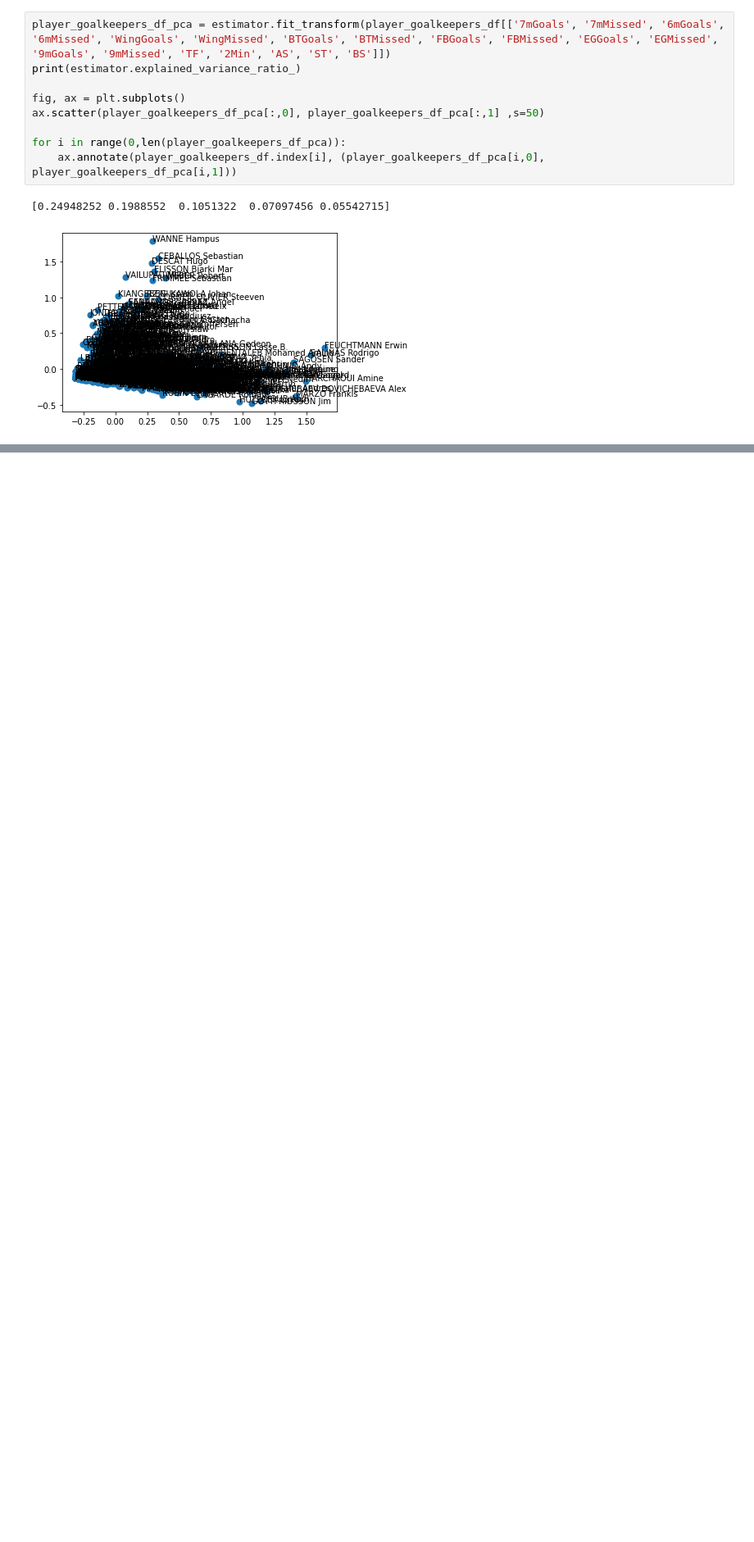
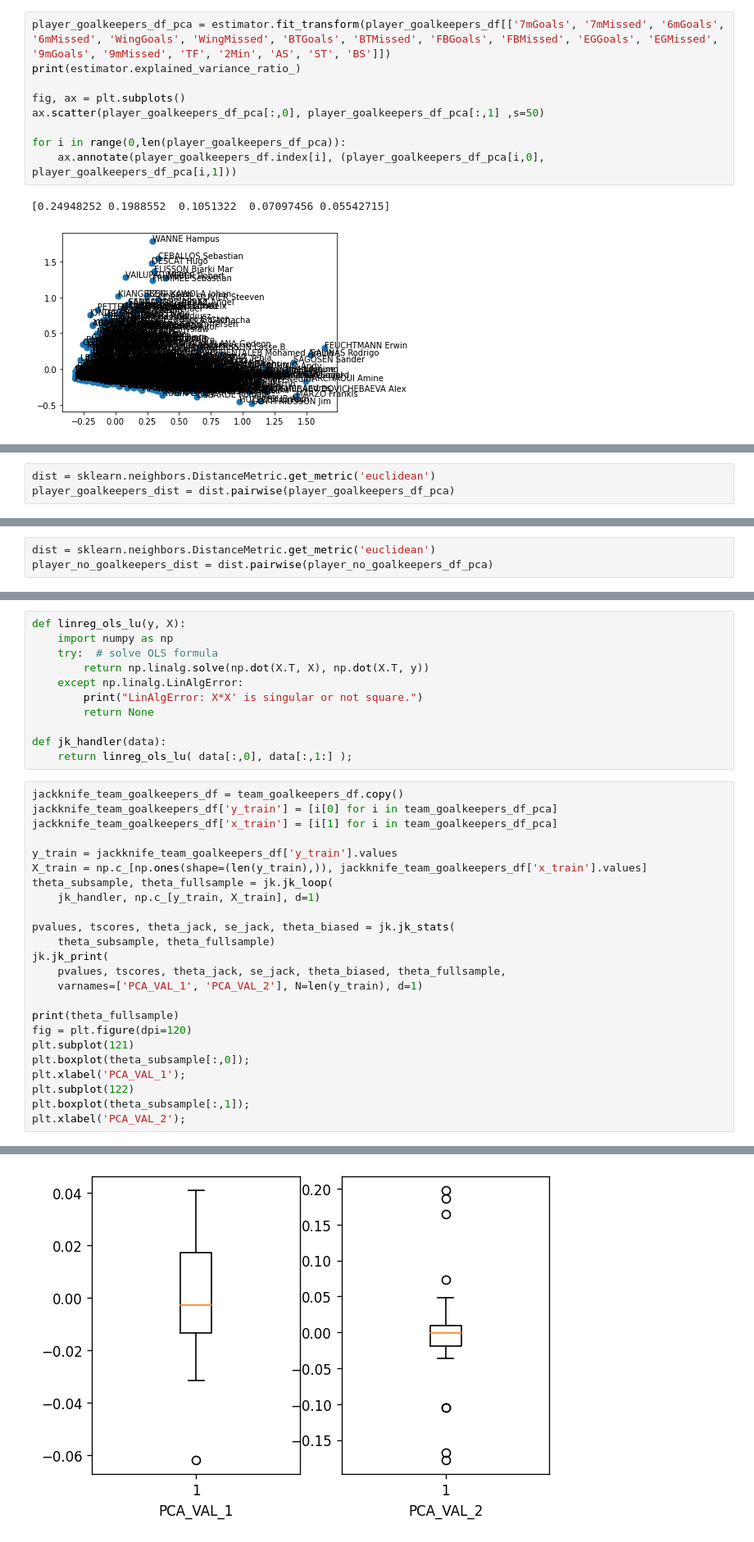
Before and after one commit to SergioMartinezCid/MUII-DSI-2022-23, a Jupyter notebook: Clustering/DSI_Trabajo_Clústering.ipynb, the cells around one changed output, grey strips where cells are left out. Shown at 82% size. Drawn from its saved outputs; the diff is of its cells as text; blank space fills up the shorter version.

```diff
--- a/Clustering/DSI_Trabajo_Clústering.ipynb
+++ b/Clustering/DSI_Trabajo_Clústering.ipynb
@@ -230,0 +304,3 @@ for i in range(0,len(player_no_goalkeepers_df_pca)):
+# %%
+dist = sklearn.neighbors.DistanceMetric.get_metric('euclidean')
+player_goalkeepers_dist = dist.pairwise(player_goalkeepers_df_pca)
@@ -230,0 +376,3 @@ for i in range(0,len(player_no_goalkeepers_df_pca)):
+# %%
+dist = sklearn.neighbors.DistanceMetric.get_metric('euclidean')
+player_no_goalkeepers_dist = dist.pairwise(player_no_goalkeepers_df_pca)
@@ -230,0 +451,36 @@ for i in range(0,len(player_no_goalkeepers_df_pca)):
+# %%
+def linreg_ols_lu(y, X):
+    import numpy as np
+    try:  # solve OLS formula
+        return np.linalg.solve(np.dot(X.T, X), np.dot(X.T, y))
+    except np.linalg.LinAlgError:
+        print("LinAlgError: X*X' is singular or not square.")
+        return None
+
+def jk_handler(data):
+    return linreg_ols_lu( data[:,0], data[:,1:] );
+# %%
+jackknife_team_goalkeepers_df = team_goalkeepers_df.copy()
+jackknife_team_goalkeepers_df['y_train'] = [i[0] for i in team_goalkeepers_df_pca]
+jackknife_team_goalkeepers_df['x_train'] = [i[1] for i in team_goalkeepers_df_pca]
+
+y_train = jackknife_team_goalkeepers_df['y_train'].values
+X_train = np.c_[np.ones(shape=(len(y_train),)), jackknife_team_goalkeepers_df['x_train'].values]
+theta_subsample, theta_fullsample = jk.jk_loop(
+    jk_handler, np.c_[y_train, X_train], d=1)
+
+pvalues, tscores, theta_jack, se_jack, theta_biased = jk.jk_stats(
+    theta_subsample, theta_fullsample)
+jk.jk_print(
+    pvalues, tscores, theta_jack, se_jack, theta_biased, theta_fullsample,
+    varnames=['PCA_VAL_1', 'PCA_VAL_2'], N=len(y_train), d=1)
+
+print(theta_fullsample)
+fig = plt.figure(dpi=120)
+plt.subplot(121)
+plt.boxplot(theta_subsample[:,0]);
+plt.xlabel('PCA_VAL_1');
+plt.subplot(122)
+plt.boxplot(theta_subsample[:,1]);
+plt.xlabel('PCA_VAL_2');
+# %% [output]
@@ -230,0 +496 @@ for i in range(0,len(player_no_goalkeepers_df_pca)):
+[figure, added]
```
Also changed, not shown: parts of 67 cells of this notebook.
